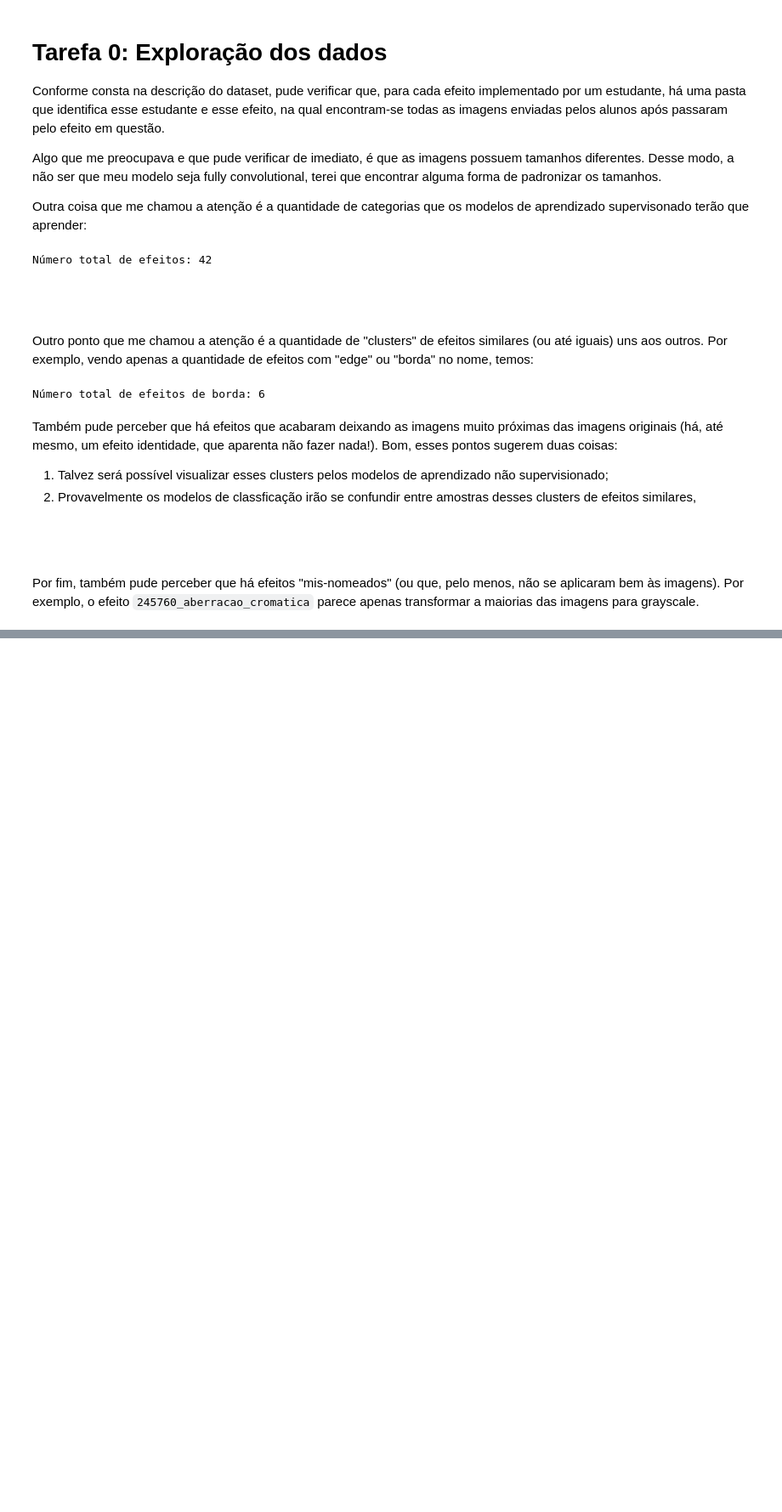
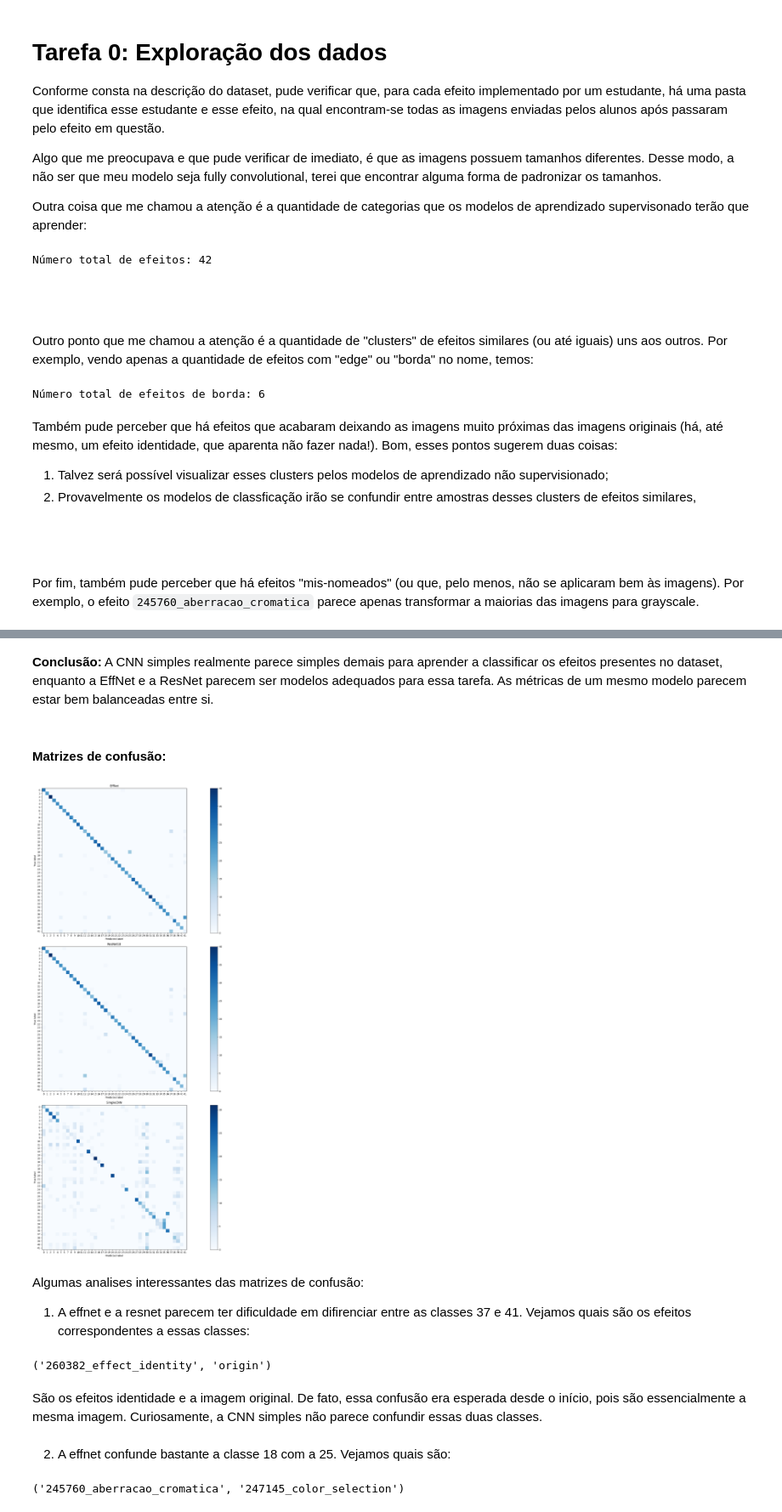
Before and after one commit to UNICAMP-EA979/2026s1-projetopi-e2-Everton-Colombo, a Jupyter notebook: Atividade.ipynb, the cells around one changed output, grey strips where cells are left out. Shown at 85% size. Saved outputs shown, nothing was run; the diff lists cells and outputs as text; code cells hidden in the pictures; blank space fills up the shorter version.

```diff
--- a/Atividade.ipynb
+++ b/Atividade.ipynb
@@ -37,0 +622,47 @@ Por fim, também pude perceber que há efeitos "mis-nomeados" (ou que, pelo meno
+# %% [markdown]
+**Conclusão:** A CNN simples realmente parece simples demais para aprender a classificar os efeitos presentes no dataset, enquanto a EffNet e a ResNet parecem ser modelos adequados para essa tarefa. As métricas de um mesmo modelo parecem estar bem balanceadas entre si.
+# %% [markdown]
+#### Matrizes de confusão:
+# %%
+# Plotando as matrizes de confusão
+fig, axes = plt.subplots(3, 1, figsize=(28, 28))
+
+# Matriz EffNet
+cm_eff = confusion_matrix(all_labels, all_preds_effnet)
+disp_eff = ConfusionMatrixDisplay(cm_eff)
+# include_values=False porque 42x42 classes ficará ilegível com números
+disp_eff.plot(ax=axes[0], include_values=False, cmap='Blues', colorbar=True)
+axes[0].set_title('EffNet')
+
+# Matriz ResNet
+cm_res = confusion_matrix(all_labels, all_preds_resnet)
+disp_res = ConfusionMatrixDisplay(cm_res)
+disp_res.plot(ax=axes[1], include_values=False, cmap='Blues', colorbar=True)
+axes[1].set_title('ResNet18')
+
+# Matriz SimpleCNN
+cm_sim = confusion_matrix(all_labels, all_preds_simple)
+disp_sim = ConfusionMatrixDisplay(cm_sim)
+disp_sim.plot(ax=axes[2], include_values=False, cmap='Blues', colorbar=True)
+axes[2].set_title('SimpleCNN')
+
+plt.tight_layout()
+plt.show()
+# %% [output]
+[figure, added]
+# %% [markdown]
+Algumas analises interessantes das matrizes de confusão:
+
+1. A effnet e a resnet parecem ter dificuldade em difirenciar entre as classes 37 e 41. Vejamos quais são os efeitos correspondentes a essas classes:
+# %%
+val_dataset.dataset.classes[37], val_dataset.dataset.classes[41]
+# %% [output]
+('260382_effect_identity', 'origin')
+# %% [markdown]
+São os efeitos identidade e a imagem original. De fato, essa confusão era esperada desde o início, pois são essencialmente a mesma imagem. Curiosamente, a CNN simples não parece confundir essas duas classes.
+# %% [markdown]
+2. A effnet confunde bastante a classe 18 com a 25. Vejamos quais são:
+# %%
+val_dataset.dataset.classes[18], val_dataset.dataset.classes[25]
+# %% [output]
+('245760_aberracao_cromatica', '247145_color_selection')
```
Also changed, not shown: parts of 43 cells of this notebook, 8 other files.
